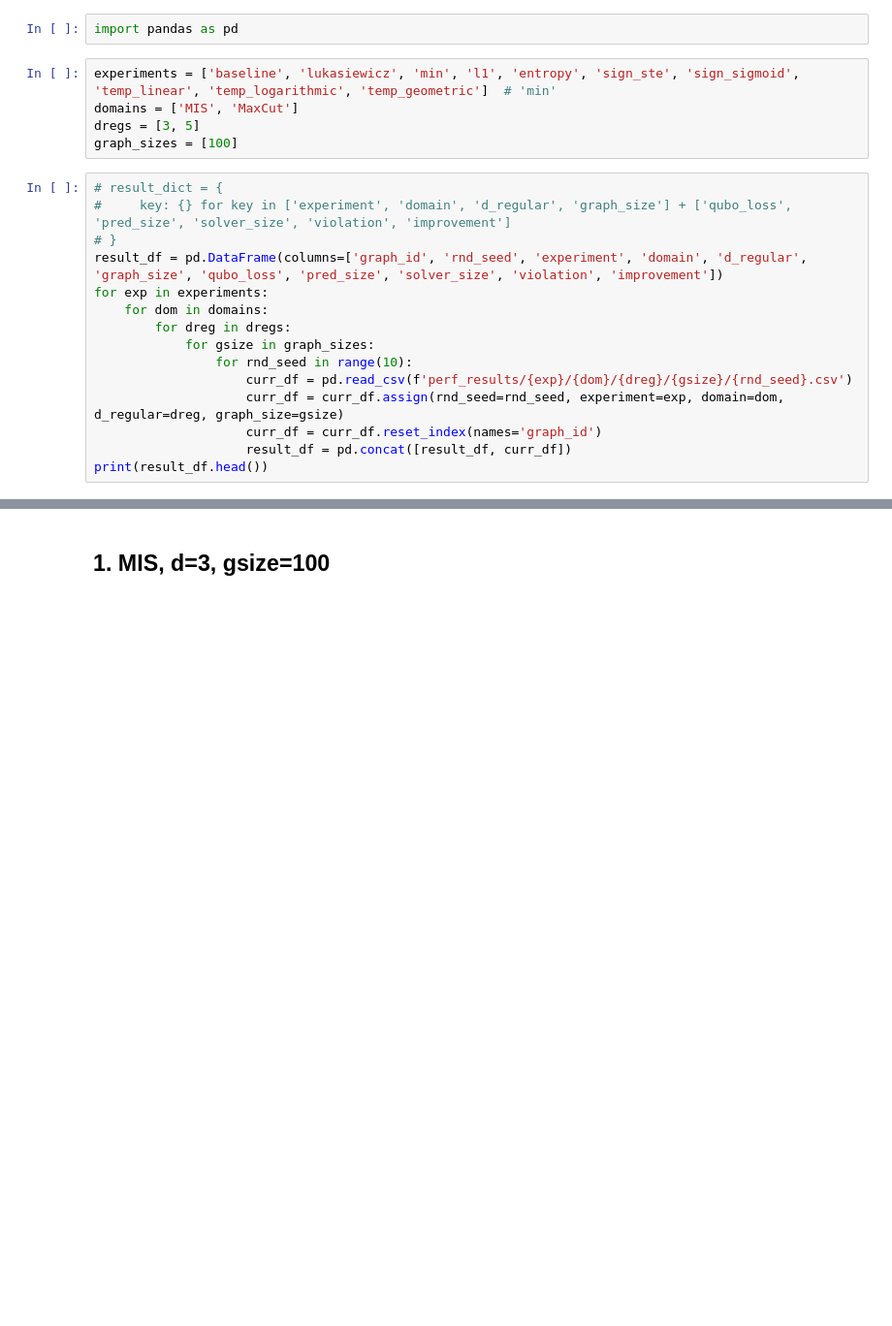
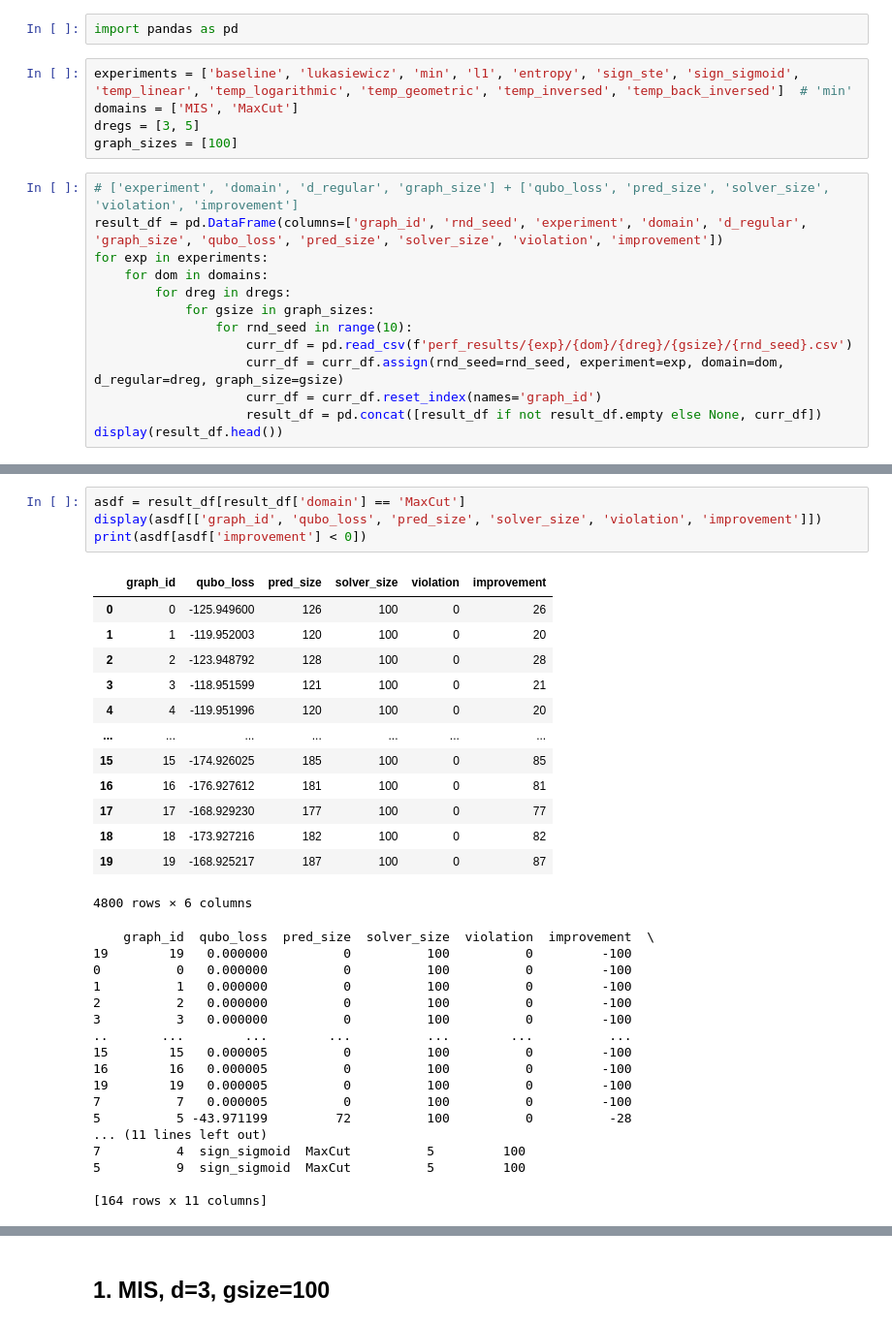
Before and after one commit to martin-krutsky/gnn-comb-opt, a Jupyter notebook: evaulate.ipynb, the cells around one changed output, grey strips where cells are left out. Shown at 97% size. Cells and saved outputs as stored; diff of their text form; blank space fills up the shorter version.

```diff
--- a/evaulate.ipynb
+++ b/evaulate.ipynb
@@ -1,14 +1,12 @@
 # %%
 import pandas as pd
 # %%
-experiments = ['baseline', 'lukasiewicz', 'min', 'l1', 'entropy', 'sign_ste', 'sign_sigmoid', 'temp_linear', 'temp_logarithmic', 'temp_geometric']  # 'min'
+experiments = ['baseline', 'lukasiewicz', 'min', 'l1', 'entropy', 'sign_ste', 'sign_sigmoid', 'temp_linear', 'temp_logarithmic', 'temp_geometric', 'temp_inversed', 'temp_back_inversed']  # 'min'
 domains = ['MIS', 'MaxCut']
 dregs = [3, 5]
 graph_sizes = [100]
 # %%
-# result_dict = {
-#     key: {} for key in ['experiment', 'domain', 'd_regular', 'graph_size'] + ['qubo_loss', 'pred_size', 'solver_size', 'violation', 'improvement']
-# }
+# ['experiment', 'domain', 'd_regular', 'graph_size'] + ['qubo_loss', 'pred_size', 'solver_size', 'violation', 'improvement']
 result_df = pd.DataFrame(columns=['graph_id', 'rnd_seed', 'experiment', 'domain', 'd_regular', 'graph_size', 'qubo_loss', 'pred_size', 'solver_size', 'violation', 'improvement'])
 for exp in experiments:
     for dom in domains:
@@ -18,6 +16,6 @@ for exp in experiments:
                     curr_df = pd.read_csv(f'perf_results/{exp}/{dom}/{dreg}/{gsize}/{rnd_seed}.csv')
                     curr_df = curr_df.assign(rnd_seed=rnd_seed, experiment=exp, domain=dom, d_regular=dreg, graph_size=gsize)
                     curr_df = curr_df.reset_index(names='graph_id')
-                    result_df = pd.concat([result_df, curr_df])
-print(result_df.head())
+                    result_df = pd.concat([result_df if not result_df.empty else None, curr_df])
+display(result_df.head())
 # %% [output]
@@ -37,3 +28,38 @@ print(result_df.head())
+# %%
+asdf = result_df[result_df['domain'] == 'MaxCut']
+display(asdf[['graph_id', 'qubo_loss', 'pred_size', 'solver_size', 'violation', 'improvement']])
+print(asdf[asdf['improvement'] < 0])
+# %% [output]
+|  | graph_id | qubo_loss | pred_size | solver_size | violation | improvement |
+| 0 | 0 | -125.949600 | 126 | 100 | 0 | 26 |
+| 1 | 1 | -119.952003 | 120 | 100 | 0 | 20 |
+| 2 | 2 | -123.948792 | 128 | 100 | 0 | 28 |
+| 3 | 3 | -118.951599 | 121 | 100 | 0 | 21 |
+| 4 | 4 | -119.951996 | 120 | 100 | 0 | 20 |
+| ... | ... | ... | ... | ... | ... | ... |
+| 15 | 15 | -174.926025 | 185 | 100 | 0 | 85 |
+| 16 | 16 | -176.927612 | 181 | 100 | 0 | 81 |
+| 17 | 17 | -168.929230 | 177 | 100 | 0 | 77 |
+| 18 | 18 | -173.927216 | 182 | 100 | 0 | 82 |
+| 19 | 19 | -168.925217 | 187 | 100 | 0 | 87 |
+4800 rows × 6 columns
+    graph_id  qubo_loss  pred_size  solver_size  violation  improvement  \
+19        19   0.000000          0          100          0         -100
+0          0   0.000000          0          100          0         -100
+1          1   0.000000          0          100          0         -100
+2          2   0.000000          0          100          0         -100
+3          3   0.000000          0          100          0         -100
+..       ...        ...        ...          ...        ...          ...
+15        15   0.000005          0          100          0         -100
+16        16   0.000005          0          100          0         -100
+19        19   0.000005          0          100          0         -100
+7          7   0.000005          0          100          0         -100
+5          5 -43.971199         72          100          0          -28
+... (11 lines left out)
+7          4  sign_sigmoid  MaxCut          5         100
+5          9  sign_sigmoid  MaxCut          5         100
+
+[164 rows x 11 columns]
 # %%
 def get_best_of_seeds(df, metric, is_max=True):
     df = df[df['violation'] == 0]
```
Also changed, not shown: parts of 16 cells of this notebook, 1 other file.
